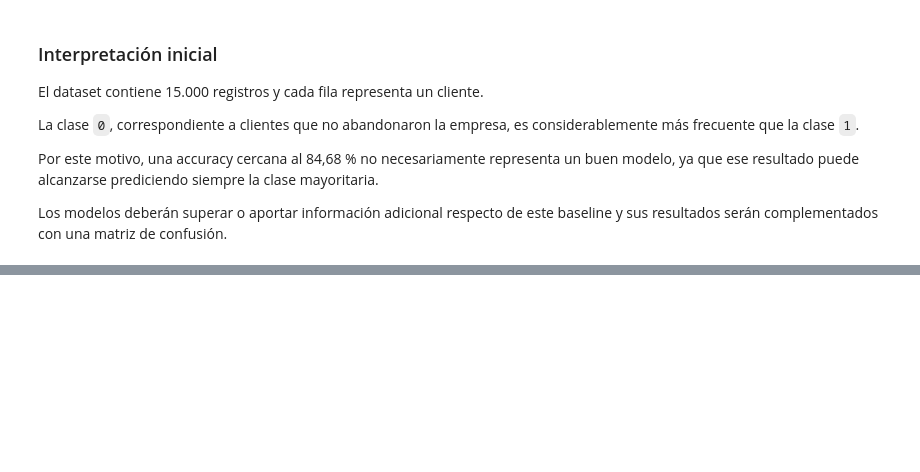
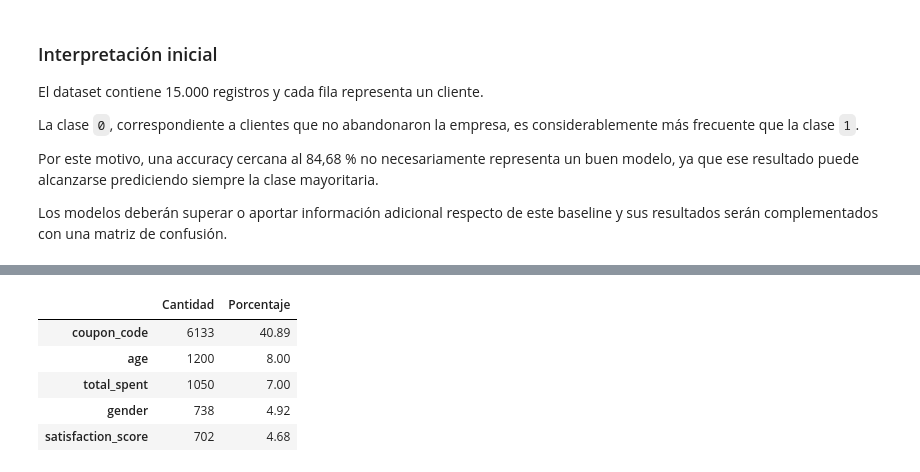
Before and after one commit to sebastianLagos16/customer-retention-analytics, a Jupyter notebook: notebook/Sebastian_lagos_Oscar_Oreste_ET_801V.ipynb, the cells around one changed output, grey strips where cells are left out. Saved outputs shown, nothing was run; the diff lists cells and outputs as text; code cells hidden in the pictures; blank space fills up the shorter version.

```diff
--- a/notebook/Sebastian_lagos_Oscar_Oreste_ET_801V.ipynb
+++ b/notebook/Sebastian_lagos_Oscar_Oreste_ET_801V.ipynb
@@ -250,0 +294,19 @@ baseline y sus resultados serán complementados con una matriz de confusión.
+# %%
+resumen_nulos = pd.DataFrame({
+    "Cantidad": df.isnull().sum(),
+    "Porcentaje": (df.isnull().mean() * 100).round(2)
+})
+
+resumen_nulos = (
+    resumen_nulos[resumen_nulos["Cantidad"] > 0]
+    .sort_values("Cantidad", ascending=False)
+)
+
+display(resumen_nulos)
+# %% [output]
+|  | Cantidad | Porcentaje |
+| coupon_code | 6133 | 40.89 |
+| age | 1200 | 8.00 |
+| total_spent | 1050 | 7.00 |
+| gender | 738 | 4.92 |
+| satisfaction_score | 702 | 4.68 |
```
Also changed, not shown: parts of 22 cells of this notebook.
